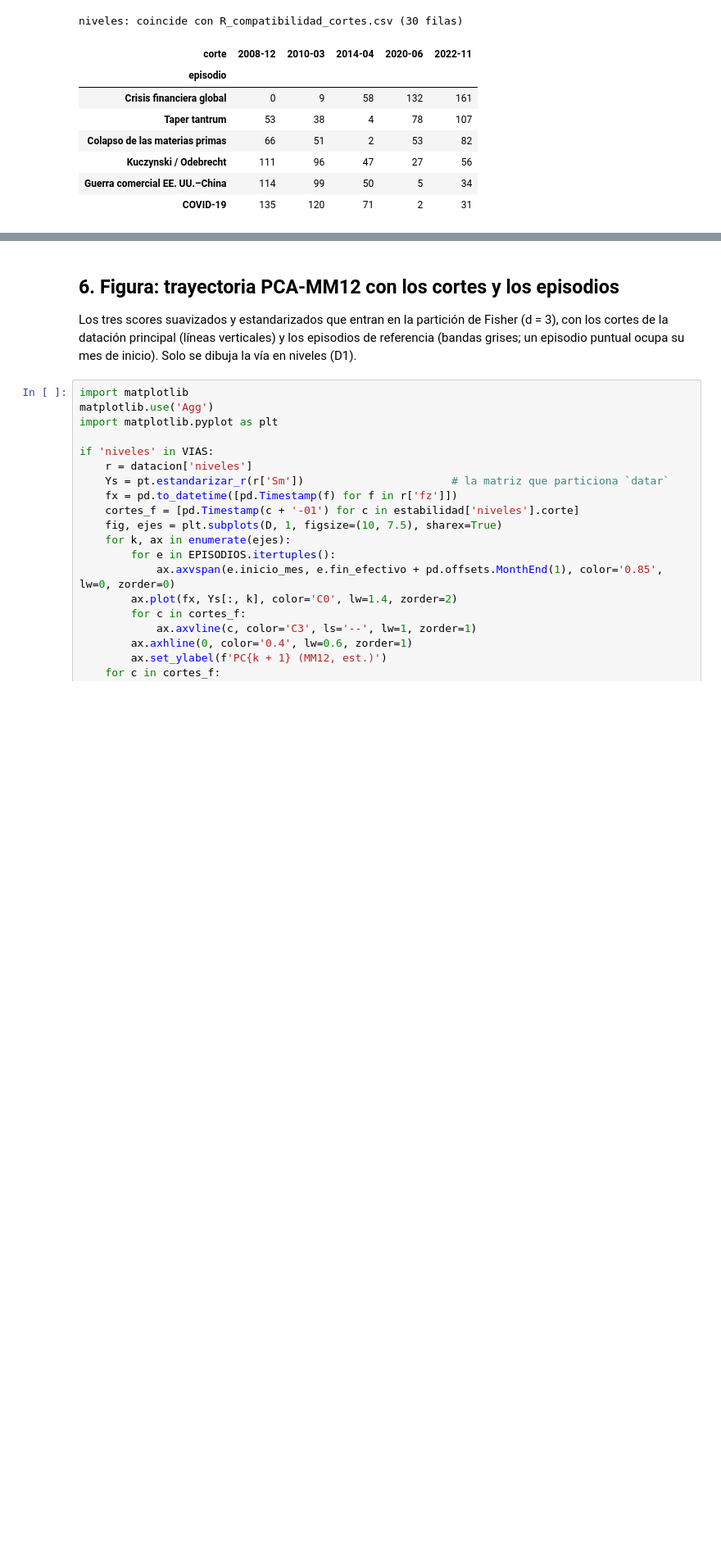
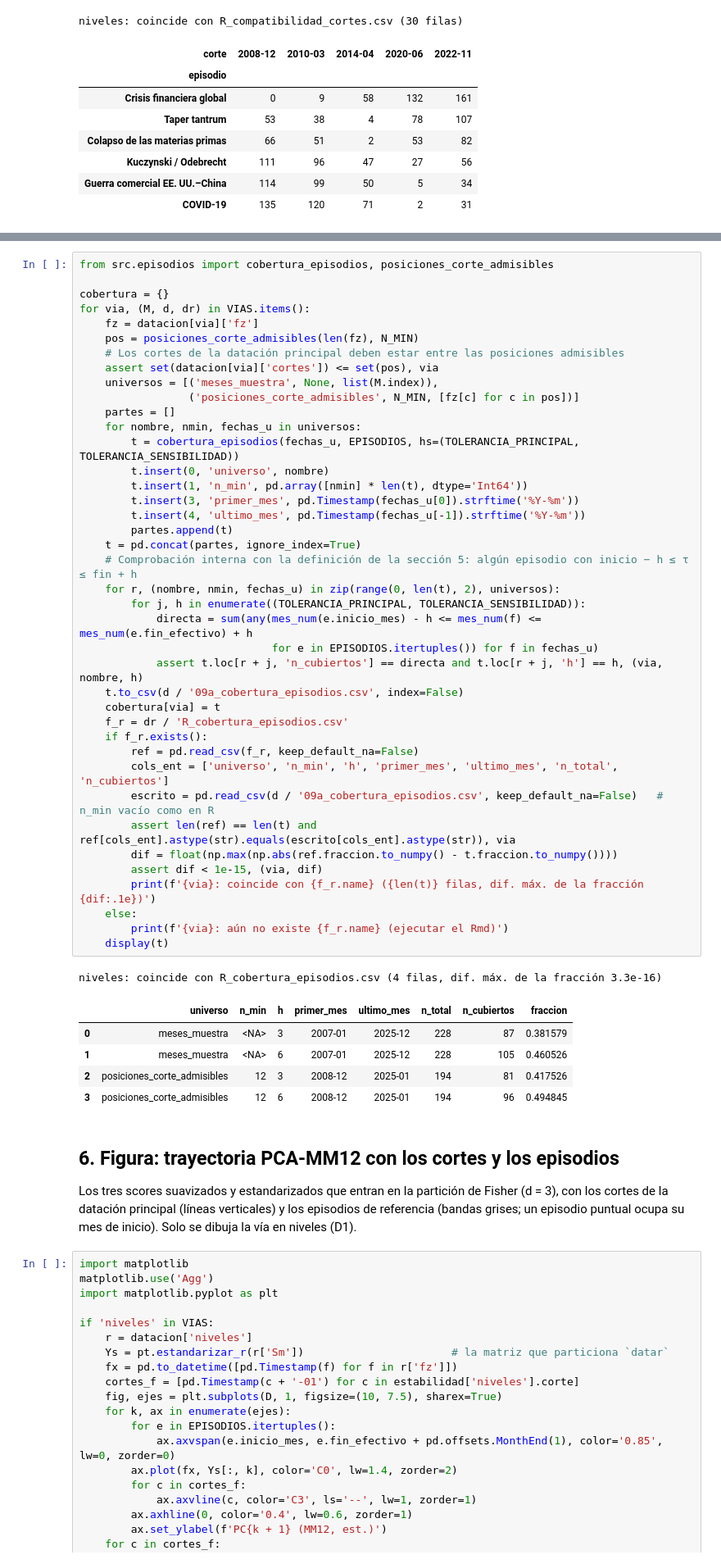
Before and after one commit to RobertoSam/Tesis-modelamiento-matematico, a Jupyter notebook: notebooks/09a_datacion_pca.ipynb, the cells around one changed output, grey strips where cells are left out. Shown at 82% size. Drawn from its saved outputs; the diff is of its cells as text; blank space fills up the shorter version.

```diff
--- a/notebooks/09a_datacion_pca.ipynb
+++ b/notebooks/09a_datacion_pca.ipynb
@@ -361,3 +375,50 @@ niveles: coincide con R_compatibilidad_cortes.csv (30 filas)
+# %%
+from src.episodios import cobertura_episodios, posiciones_corte_admisibles
+
+cobertura = {}
+for via, (M, d, dr) in VIAS.items():
+    fz = datacion[via]['fz']
+    pos = posiciones_corte_admisibles(len(fz), N_MIN)
+    # Los cortes de la datación principal deben estar entre las posiciones admisibles
+    assert set(datacion[via]['cortes']) <= set(pos), via
+    universos = [('meses_muestra', None, list(M.index)),
+                 ('posiciones_corte_admisibles', N_MIN, [fz[c] for c in pos])]
+    partes = []
+    for nombre, nmin, fechas_u in universos:
+        t = cobertura_episodios(fechas_u, EPISODIOS, hs=(TOLERANCIA_PRINCIPAL, TOLERANCIA_SENSIBILIDAD))
+        t.insert(0, 'universo', nombre)
+        t.insert(1, 'n_min', pd.array([nmin] * len(t), dtype='Int64'))
+        t.insert(3, 'primer_mes', pd.Timestamp(fechas_u[0]).strftime('%Y-%m'))
+        t.insert(4, 'ultimo_mes', pd.Timestamp(fechas_u[-1]).strftime('%Y-%m'))
+        partes.append(t)
+    t = pd.concat(partes, ignore_index=True)
+    # Comprobación interna con la definición de la sección 5: algún episodio con inicio − h ≤ τ ≤ fin + h
+    for r, (nombre, nmin, fechas_u) in zip(range(0, len(t), 2), universos):
+        for j, h in enumerate((TOLERANCIA_PRINCIPAL, TOLERANCIA_SENSIBILIDAD)):
+            directa = sum(any(mes_num(e.inicio_mes) - h <= mes_num(f) <= mes_num(e.fin_efectivo) + h
+                              for e in EPISODIOS.itertuples()) for f in fechas_u)
+            assert t.loc[r + j, 'n_cubiertos'] == directa and t.loc[r + j, 'h'] == h, (via, nombre, h)
+    t.to_csv(d / '09a_cobertura_episodios.csv', index=False)
+    cobertura[via] = t
+    f_r = dr / 'R_cobertura_episodios.csv'
+    if f_r.exists():
+        ref = pd.read_csv(f_r, keep_default_na=False)
+        cols_ent = ['universo', 'n_min', 'h', 'primer_mes', 'ultimo_mes', 'n_total', 'n_cubiertos']
+        escrito = pd.read_csv(d / '09a_cobertura_episodios.csv', keep_default_na=False)   # n_min vacío como en R
+        assert len(ref) == len(t) and ref[cols_ent].astype(str).equals(escrito[cols_ent].astype(str)), via
+        dif = float(np.max(np.abs(ref.fraccion.to_numpy() - t.fraccion.to_numpy())))
+        assert dif < 1e-15, (via, dif)
+        print(f'{via}: coincide con {f_r.name} ({len(t)} filas, dif. máx. de la fracción {dif:.1e})')
+    else:
+        print(f'{via}: aún no existe {f_r.name} (ejecutar el Rmd)')
+    display(t)
+# %% [output]
+niveles: coincide con R_cobertura_episodios.csv (4 filas, dif. máx. de la fracción 3.3e-16)
+|  | universo | n_min | h | primer_mes | ultimo_mes | n_total | n_cubiertos | fraccion |
+| 0 | meses_muestra | <NA> | 3 | 2007-01 | 2025-12 | 228 | 87 | 0.381579 |
+| 1 | meses_muestra | <NA> | 6 | 2007-01 | 2025-12 | 228 | 105 | 0.460526 |
+| 2 | posiciones_corte_admisibles | 12 | 3 | 2008-12 | 2025-01 | 194 | 81 | 0.417526 |
+| 3 | posiciones_corte_admisibles | 12 | 6 | 2008-12 | 2025-01 | 194 | 96 | 0.494845 |
 # %% [markdown]
 ## 6. Figura: trayectoria PCA-MM12 con los cortes y los episodios
 
```
Also changed, not shown: parts of 2 cells of this notebook, 10 other files.
